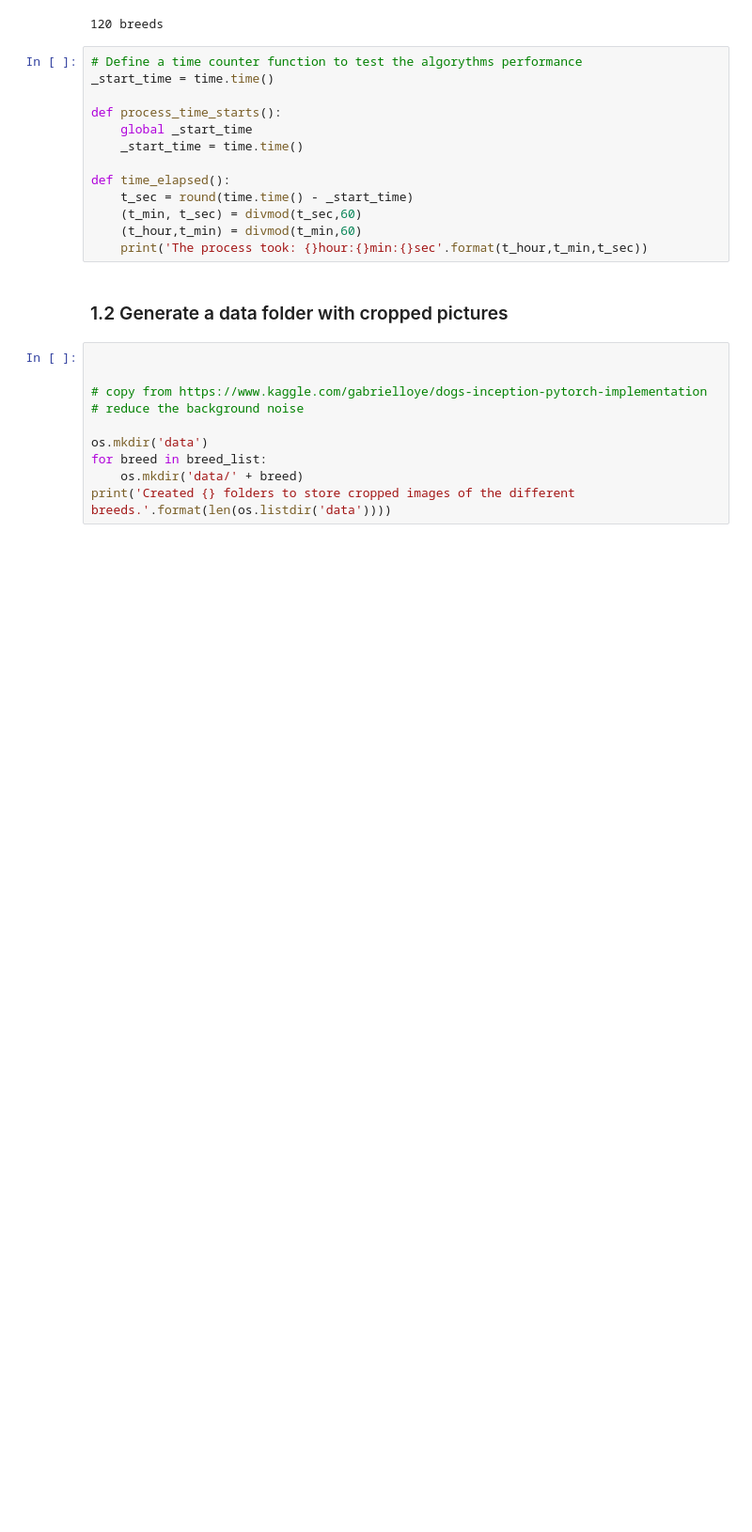
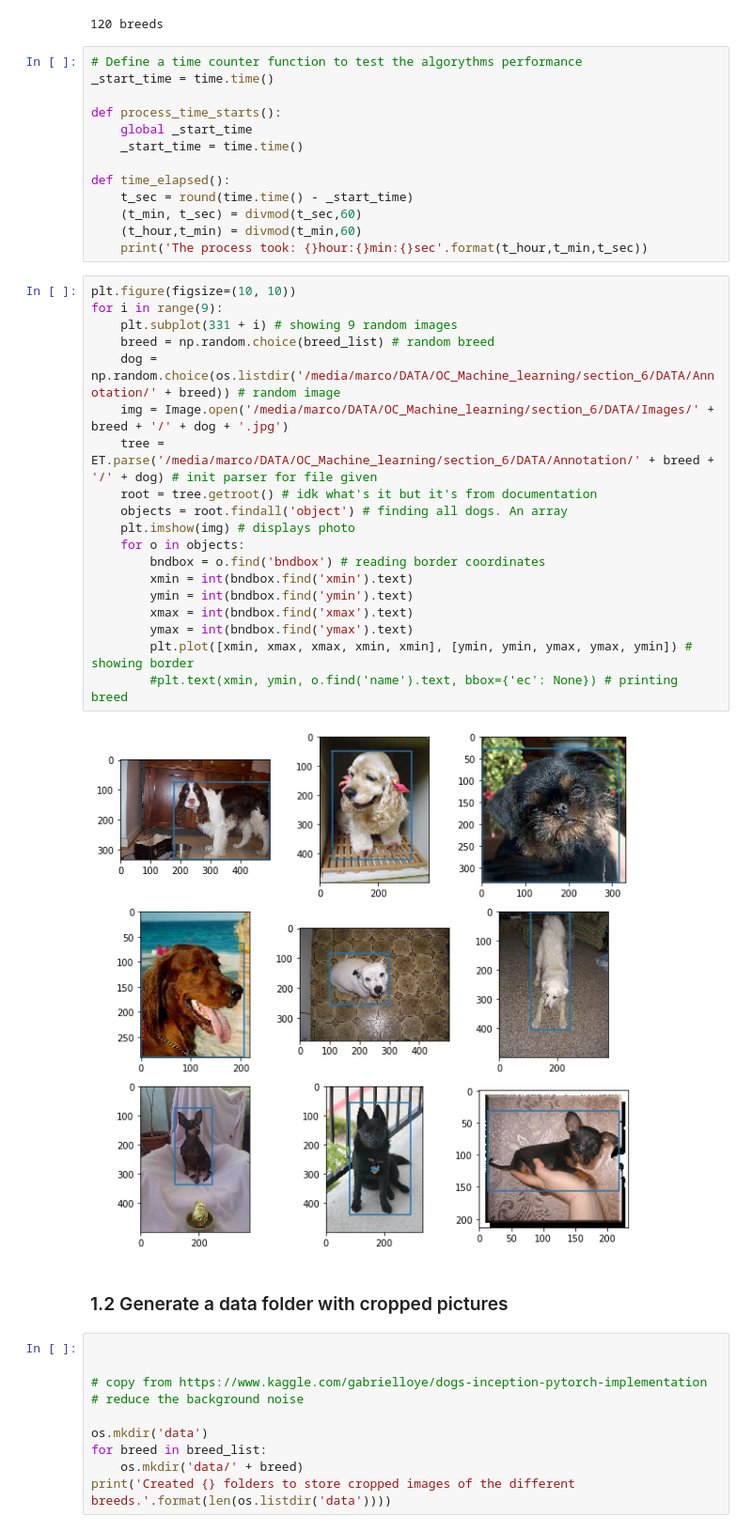
Before and after one commit to opsabarsec/Dog-pictures-classification-by-Deep-Learning, a Jupyter notebook: notebooks/Stanford_dogs_classifier_part2.ipynb, the cells around one changed output. Shown at 94% size. Saved outputs shown, nothing was run; the diff lists cells and outputs as text; blank space fills up the shorter version.

```diff
--- a/notebooks/Stanford_dogs_classifier_part2.ipynb
+++ b/notebooks/Stanford_dogs_classifier_part2.ipynb
@@ -96,6 +98,27 @@ def time_elapsed():
     (t_min, t_sec) = divmod(t_sec,60)
     (t_hour,t_min) = divmod(t_min,60)
     print('The process took: {}hour:{}min:{}sec'.format(t_hour,t_min,t_sec))
+# %%
+plt.figure(figsize=(10, 10))
+for i in range(9):
+    plt.subplot(331 + i) # showing 9 random images
+    breed = np.random.choice(breed_list) # random breed
+    dog = np.random.choice(os.listdir('/media/marco/DATA/OC_Machine_learning/section_6/DATA/Annotation/' + breed)) # random image
+    img = Image.open('/media/marco/DATA/OC_Machine_learning/section_6/DATA/Images/' + breed + '/' + dog + '.jpg')
+    tree = ET.parse('/media/marco/DATA/OC_Machine_learning/section_6/DATA/Annotation/' + breed + '/' + dog) # init parser for file given
+    root = tree.getroot() # idk what's it but it's from documentation
+    objects = root.findall('object') # finding all dogs. An array
+    plt.imshow(img) # displays photo
+    for o in objects:
+        bndbox = o.find('bndbox') # reading border coordinates
+        xmin = int(bndbox.find('xmin').text)
+        ymin = int(bndbox.find('ymin').text)
+        xmax = int(bndbox.find('xmax').text)
+        ymax = int(bndbox.find('ymax').text)
+        plt.plot([xmin, xmax, xmax, xmin, xmin], [ymin, ymin, ymax, ymax, ymin]) # showing border
+        #plt.text(xmin, ymin, o.find('name').text, bbox={'ec': None}) # printing breed
+# %% [output]
+[figure, added]
 # %% [markdown]
 ### 1.2 Generate a data folder with cropped pictures
 # %%
```
Also changed, not shown: parts of 3 cells of this notebook, 8 other files.
